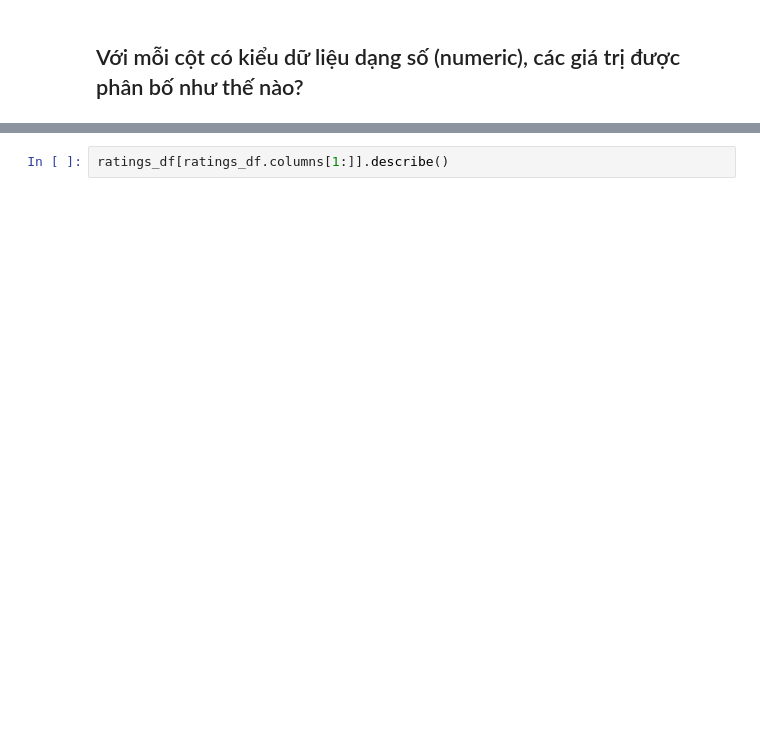
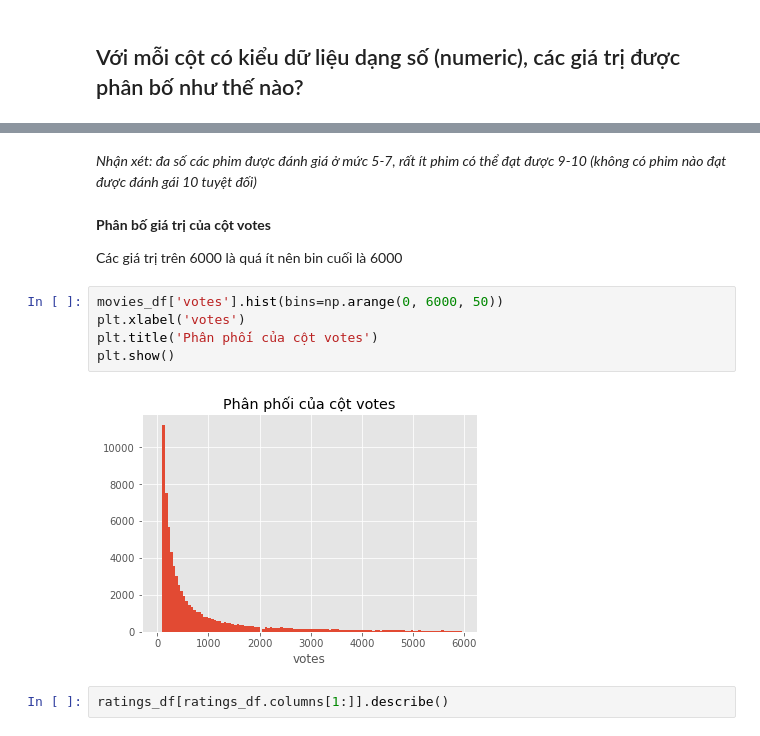
Before and after one commit to namhoai167/P4DS_Project, a Jupyter notebook: Final_Project.ipynb, the cells around one changed output, grey strips where cells are left out. Cells and saved outputs as stored; diff of their text form; blank space fills up the shorter version.

```diff
--- a/Final_Project.ipynb
+++ b/Final_Project.ipynb
@@ -158,3 +367,16 @@ Các cột số lượng đang ở kiểu số thực float64, đúng hơn là n
+# %% [markdown]
+*Nhận xét: đa số các phim được đánh giá ở mức 5-7, rất ít phim có thể đạt được 9-10 (không có phim nào đạt được đánh gái 10 tuyệt đối)*
+# %% [markdown]
+**Phân bố giá trị của cột votes**
+
+Các giá trị trên 6000 là quá ít nên bin cuối là 6000
+# %%
+movies_df['votes'].hist(bins=np.arange(0, 6000, 50))
+plt.xlabel('votes')
+plt.title('Phân phối của cột votes')
+plt.show()
+# %% [output]
+[figure, added]
 # %%
 ratings_df[ratings_df.columns[1:]].describe()
 # %% [output]
```
Also changed, not shown: parts of 84 cells of this notebook.
